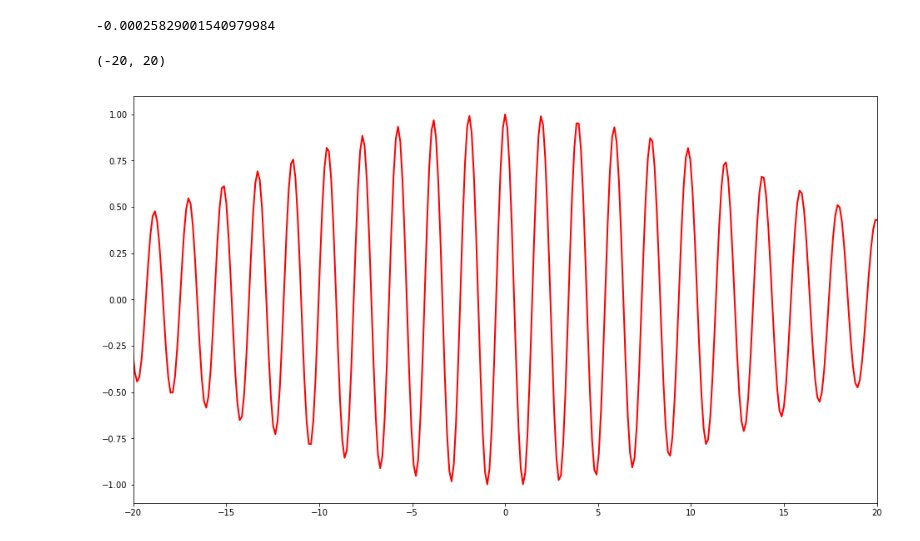
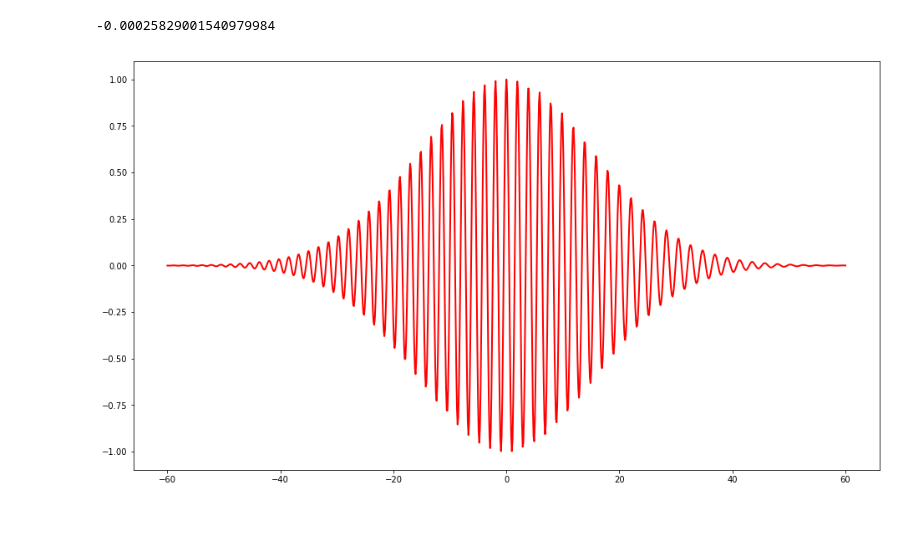
Before and after one commit to alexliu328/bullox_wigner_plot, a Jupyter notebook: wignerdraftnote.ipynb, the cells around one changed output. Drawn from its saved outputs; the diff is of its cells as text; code cells hidden in the pictures.

```diff
--- a/wignerdraftnote.ipynb
+++ b/wignerdraftnote.ipynb
@@ -30,8 +30,6 @@ time = np.linspace(-60, 60, 1001)
 result = pulse_s(time)
 # %%
 plt.figure(figsize = (16,9))
-plt.plot(time,result, color = 'red', linewidth = 2)
-plt.xlim((-20,20))
+plt.plot(time,result, color = 'red', linewidth = 2);
 # %% [output]
-(-20, 20)
-[figure, old version]
+[figure, new version]
```
Also changed, not shown: parts of 4 cells of this notebook.
